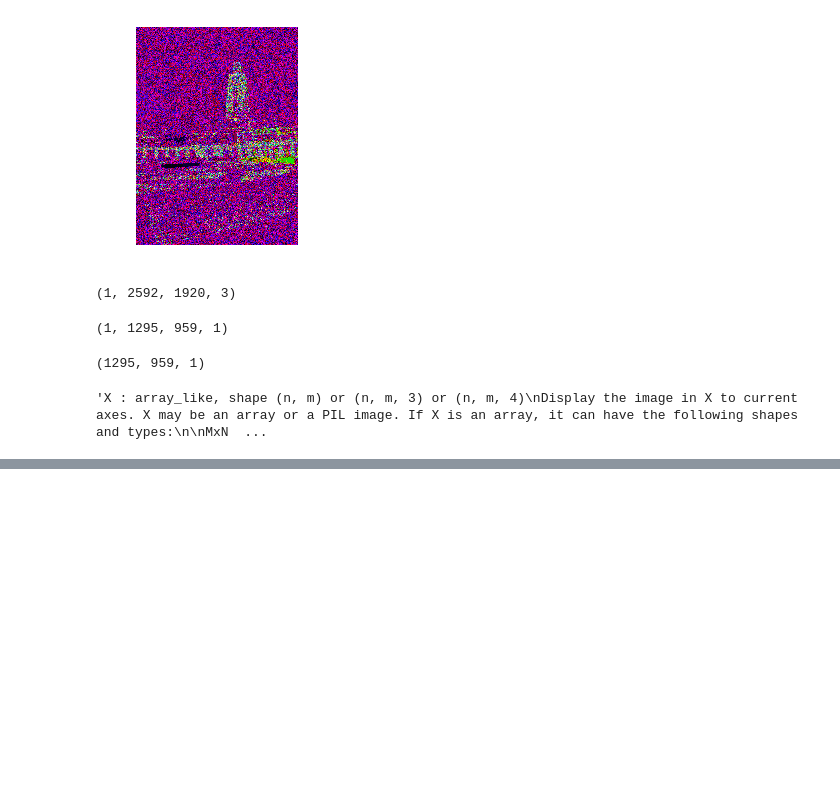
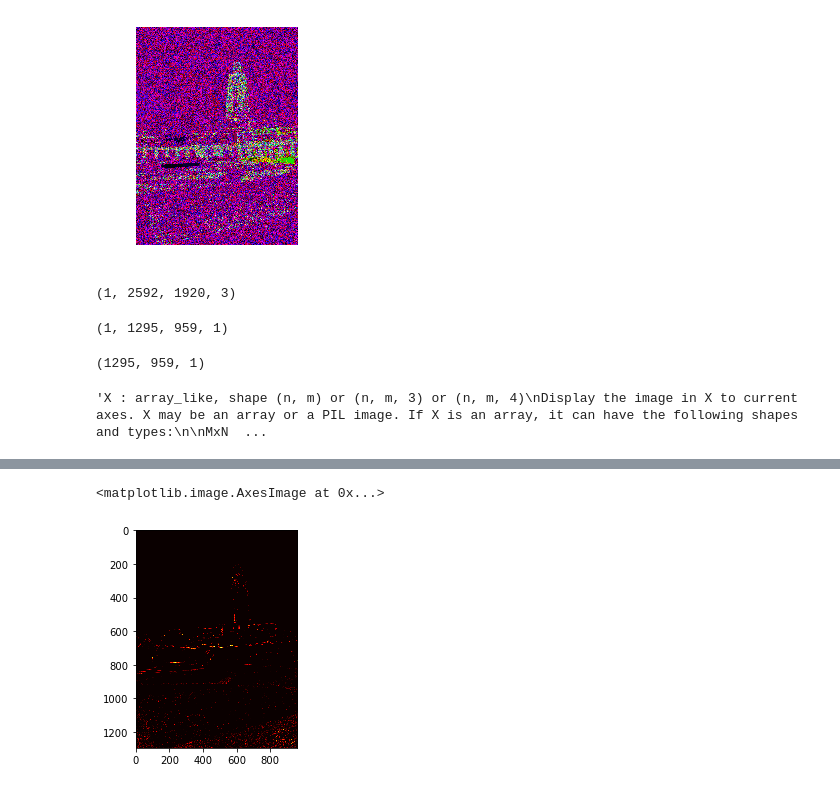
Before and after one commit to abhilash97/Images-and-Networks, a Jupyter notebook: Visualizing Layers and Edges/covNet .ipynb, the cells around one changed output, grey strips where cells are left out. Saved outputs shown, nothing was run; the diff lists cells and outputs as text; code cells hidden in the pictures; blank space fills up the shorter version.

```diff
--- a/Visualizing Layers and Edges/covNet .ipynb
+++ b/Visualizing Layers and Edges/covNet .ipynb
@@ -141,0 +149,11 @@ c1 = c1.reshape(c1.shape[:2])
+# %%
+#changing a few parameters
+y1 = Conv2D(1, kernel_size = (3,3), strides = (1,1), activation='relu')(inputs)
+y1 = MaxPooling2D(pool_size = (2,2))(y1)
+modelx = Model(inputs = inputs, outputs = y1)
+
+im1 = np.expand_dims(img,axis=0)
+
+convolve1 = modelx.predict(im1)
+
+c2 = np.squeeze(convolve1,axis=0)
@@ -141,0 +164,7 @@ c1 = c1.reshape(c1.shape[:2])
+# %%
+c2 = c2.reshape(c2.shape[:2])
+# %%
+plt.imshow(c2, cmap = 'hot')
+# %% [output]
+<matplotlib.image.AxesImage at 0x...>
+[figure, added]
```
Also changed, not shown: parts of 6 cells of this notebook.
